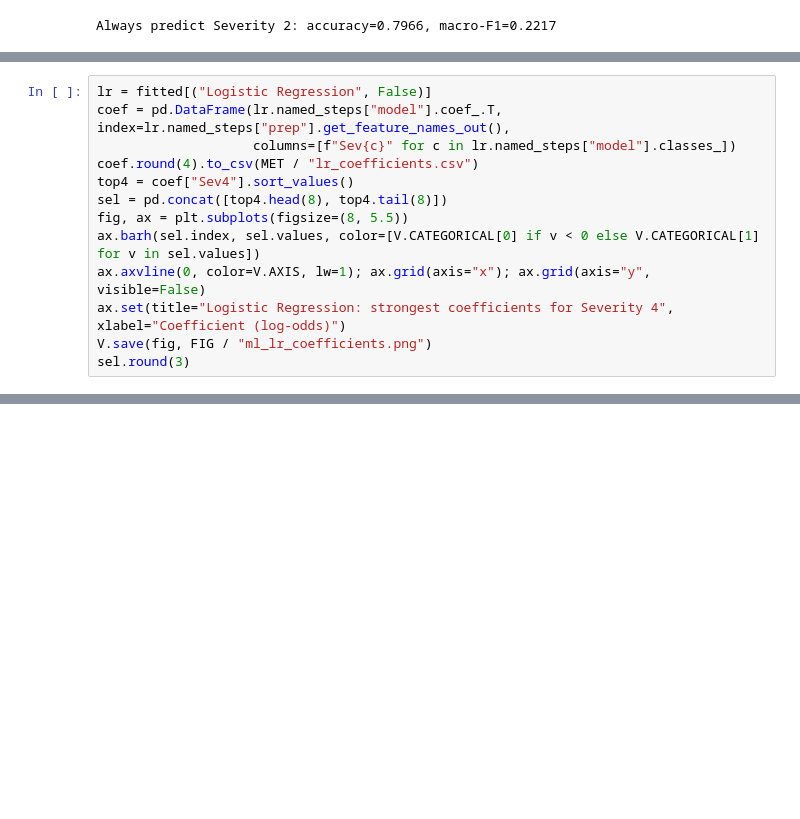
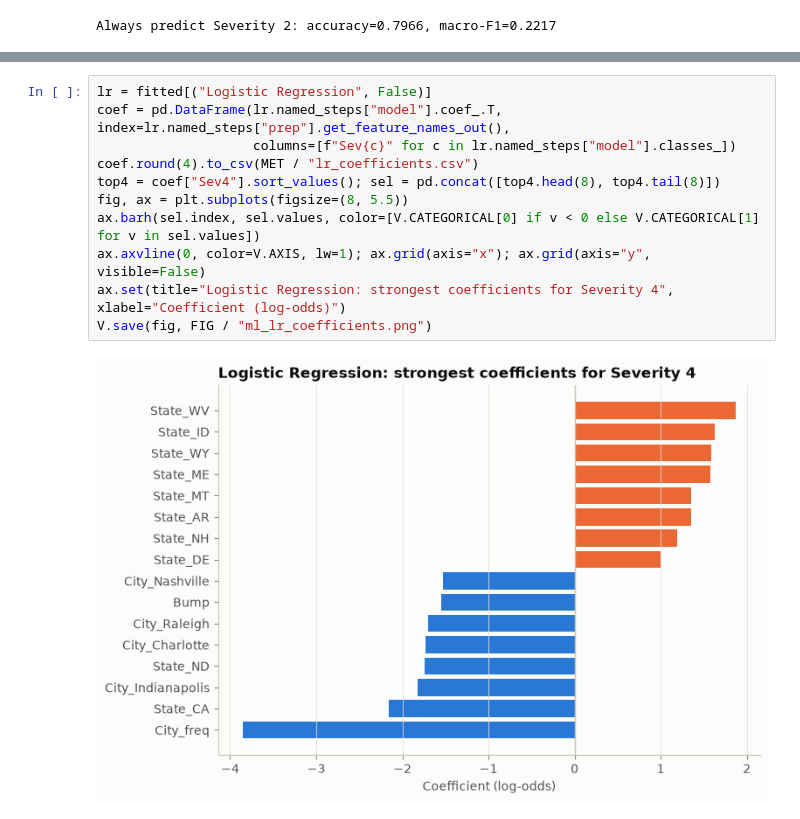
Before and after one commit to Abin-Shaji-Thomas/Smart-Traffic-Accident-Analysis-and-Severity-Prediction, a Jupyter notebook: notebooks/04_machine_learning.ipynb, the cells around one changed output, grey strips where cells are left out. Saved outputs shown, nothing was run; the diff lists cells and outputs as text; blank space fills up the shorter version.

```diff
--- a/notebooks/04_machine_learning.ipynb
+++ b/notebooks/04_machine_learning.ipynb
@@ -289,13 +74,0 @@ dtype: float64
-# %%
-lr = fitted[("Logistic Regression", False)]
-coef = pd.DataFrame(lr.named_steps["model"].coef_.T, index=lr.named_steps["prep"].get_feature_names_out(),
-                    columns=[f"Sev{c}" for c in lr.named_steps["model"].classes_])
-coef.round(4).to_csv(MET / "lr_coefficients.csv")
-top4 = coef["Sev4"].sort_values()
-sel = pd.concat([top4.head(8), top4.tail(8)])
-fig, ax = plt.subplots(figsize=(8, 5.5))
-ax.barh(sel.index, sel.values, color=[V.CATEGORICAL[0] if v < 0 else V.CATEGORICAL[1] for v in sel.values])
-ax.axvline(0, color=V.AXIS, lw=1); ax.grid(axis="x"); ax.grid(axis="y", visible=False)
-ax.set(title="Logistic Regression: strongest coefficients for Severity 4", xlabel="Coefficient (log-odds)")
-V.save(fig, FIG / "ml_lr_coefficients.png")
-sel.round(3)
@@ -365,0 +314,13 @@ for v in summary.values(): print("-", v)
+# %%
+lr = fitted[("Logistic Regression", False)]
+coef = pd.DataFrame(lr.named_steps["model"].coef_.T, index=lr.named_steps["prep"].get_feature_names_out(),
+                    columns=[f"Sev{c}" for c in lr.named_steps["model"].classes_])
+coef.round(4).to_csv(MET / "lr_coefficients.csv")
+top4 = coef["Sev4"].sort_values(); sel = pd.concat([top4.head(8), top4.tail(8)])
+fig, ax = plt.subplots(figsize=(8, 5.5))
+ax.barh(sel.index, sel.values, color=[V.CATEGORICAL[0] if v < 0 else V.CATEGORICAL[1] for v in sel.values])
+ax.axvline(0, color=V.AXIS, lw=1); ax.grid(axis="x"); ax.grid(axis="y", visible=False)
+ax.set(title="Logistic Regression: strongest coefficients for Severity 4", xlabel="Coefficient (log-odds)")
+V.save(fig, FIG / "ml_lr_coefficients.png")
+# %% [output]
+[figure, added]
```
Also changed, not shown: parts of 49 cells of this notebook, 32 other files.
